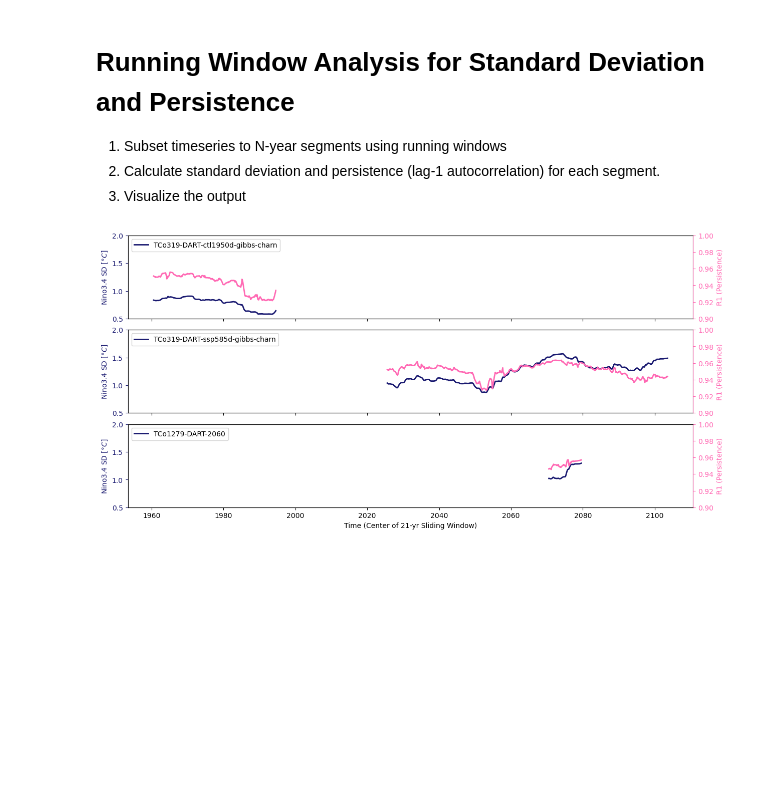
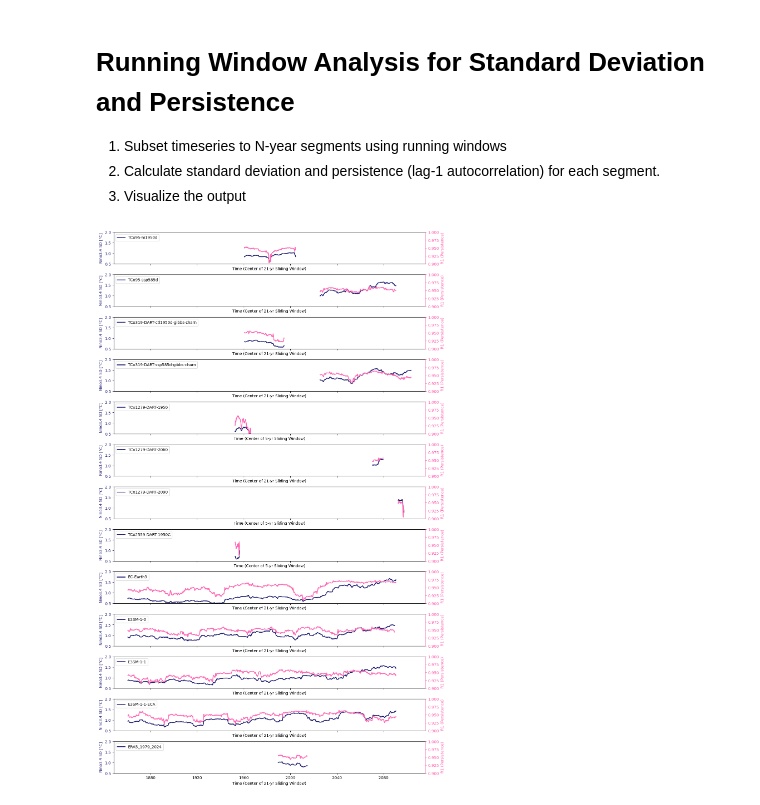
Before and after one commit to glennliu265/enso_nao_teleconnections, a Jupyter notebook: scripts/ENSO_NAO_figures_slidingwindow.ipynb, the cells around one changed output. Drawn from its saved outputs; the diff is of its cells as text; code cells hidden in the pictures; blank space fills up the shorter version.

```diff
--- a/scripts/ENSO_NAO_figures_slidingwindow.ipynb
+++ b/scripts/ENSO_NAO_figures_slidingwindow.ipynb
@@ -178,0 +447,9 @@ Wall time: 280 ms
+# %%
+# For Each Index, Compute the Power Spectrum using the Multi-Taper Method
+psd_byexp     = []
+psd_sig_byexp = []
+for ex in range(nexp):
+    index_in                 = enso_indices[ex]
+    psd, psd_sig, psd_ci_obs = pmtm( index_in, dim='time', dt=1/12, nw=5)
+    psd_byexp.append(psd)
+    psd_sig_byexp.append(psd_sig)
@@ -204,7 +527,7 @@ def get_moving_segments(ts,winlen):
     # Take Segments
     ts_segments = np.zeros((nsegments,winlen))
     center_time = []#np.zeros((nsegments))
-    for i in tqdm.tqdm(range(nsegments)):
+    for i in range(nsegments):
         idseg = np.arange(i,i+winlen)
         ts_segments[i,:] = ts[idseg]
         center_time.append(ts.time.isel(time=int(i+ int(winlen/2))))
@@ -214,58 +537,71 @@ def get_moving_segments(ts,winlen):
 # %%
 # (1)-(2) Subset into Segments, Take Moving Standard Deviation and Persistence
 
-winlen       = 21*12
+winlen_default       = 21*12
+winlen_short         = 5*12 # Shorter window length for runs where nyrs < 21
 r1s          = []
 stdevs       = []
 ctimes_byexp = []
-for ex in range(nexp):
+winlen_used  = []
+for ex in tqdm.tqdm(range(nexp)):
     ts              = enso_indices[ex]
+    if len(ts) > winlen_default:
+        winlen = winlen_default
+    else:
+        winlen = winlen_short
+    winlen_used.append(winlen)
+
     segments,ctimes = get_moving_segments(ts,winlen)
 
     nsegments,ntime = segments.shape
     r1exp=[]
-    for nn in tqdm.tqdm(range(nsegments)):
+    for nn in range(nsegments):
         r = np.corrcoef(segments[nn,:(ntime-1)],segments[nn,1:])[0,1]
         r1exp.append(r)
     r1s.append(np.array(r1exp))
     stdevs.append(np.std(segments,1))
     ctimes_byexp.append(ctimes)
 # %%
-# Make a Plot
+# Plot Sliding Standard Deviation and R1
 
-r1col = 'hotpink'
-sdcol = 'midnightblue'
+# Indicate Colors
+r1col   = 'hotpink'
+sdcol   = 'midnightblue'
 
-fig,axs = plt.subplots(nexp,1,figsize=(12.5,6),constrained_layout=True,sharex=True,)
+# Make Plot
+fig,axs = plt.subplots(nexp,1,figsize=(12.5,20),constrained_layout=True,sharex=True,)
 
 for ii in range(nexp):
     ax      = axs[ii]
     ex      = ii
 
     plotvar = stdevs[ii]
     ctime   = ctimes_byexp[ii]
+    if np.isin(ex,convert_datetime):
+        ctime = [np.datetime64(tt) for tt in ctime.dt.strftime("%Y-%m-%d").data]
+
 
     ax.plot(ctime,plotvar,label=expnames[ex],lw=2,color=sdcol)
 
     ax2 = ax.twinx()
     plotvar2 = r1s[ii]
     ax2.plot(ctime,plotvar2,color=r1col,lw=2)
     ax2.set_ylim([.90,1.0])
     ax2.set_ylabel("R1 (Persistence)")
 
     ax2.tick_params(axis='y',colors=r1col)
     ax2.spines['right'].set_color(r1col)
     ax2.yaxis.label.set_color(r1col)
 
 
     ax.legend(loc='upper left')
     ax.set_ylim([0.5,2])
     ax.set_ylabel(r"Nino3.4 SD [$\degree C$]")
 
     ax.tick_params(axis='y',colors=sdcol)
     ax.spines['left'].set_color(sdcol)
     ax.yaxis.label.set_color(sdcol)
-    if ii == 2:
-        ax.set_xlabel("Time (Center of %i-yr Sliding Window)" % (winlen/12))
+    #if ii == 2:
+    ax.set_xlabel("Time (Center of %i-yr Sliding Window)" % (winlen_used[ii]/12))
 # %% [output]
-[figure, old version]
+[figure, new version]
```
Also changed, not shown: parts of 11 cells of this notebook.
